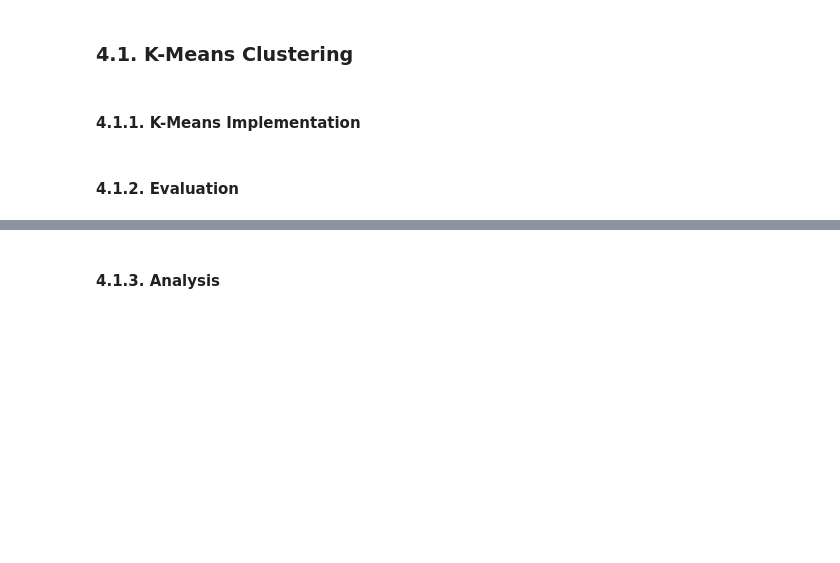
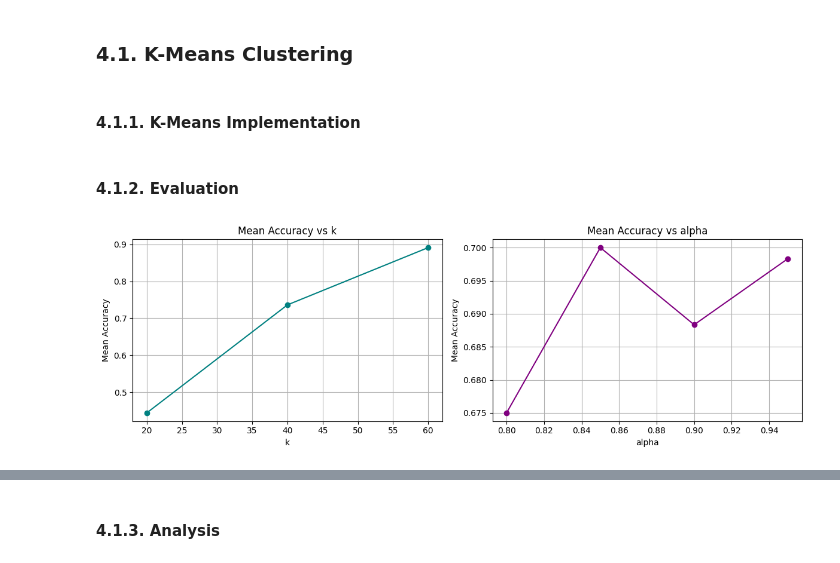
Before and after one commit to nouranKhalil/Face-Recognition, a Jupyter notebook: Face Recognition.ipynb, the cells around one changed output, grey strips where cells are left out. Saved outputs shown, nothing was run; the diff lists cells and outputs as text; code cells hidden in the pictures; blank space fills up the shorter version.

Commit message:
Add the K_Means

```diff
--- a/Face Recognition.ipynb
+++ b/Face Recognition.ipynb
@@ -237,5 +237,43 @@ Threshold 0.95: Train shape (200, 116), Test shape (200, 116)
 ### 4.1. K-Means Clustering
 # %% [markdown]
 #### 4.1.1. K-Means Implementation
+# %%
+class K_Means:
+    def __init__(self, k = [20, 40, 60], alpha = [0.8, 0.85, 0.9, 0.95]):
+        self.k = k
+        self.alpha = alpha
+        self.reduced_data = projected_data
+        self.accuracy = {
+            "k": [],
+            "alpha": [],
+            "accuracy": []
+        }
+
+    def model(self, i):
+        # run the k_means algorithm with different initial random centroids to avoid local optimality
+        k_means_model  = KMeans(self.k[i], random_state = 42, n_init = 10)
+        return k_means_model
+
+    def fit(self, j,  k_means_model, data_type):
+        k_means_model.fit(self.reduced_data[self.alpha[j]][data_type])
+
+    def eval(self, cluster_labels, l, j):
+        total_true_count = []
+        for i in range(0, self.k[l]):
+            img_indices = np.where(cluster_labels == i)[0]
+            img_labels = y_train[img_indices]
+            if(len(img_labels) > 0):
+                total_true_count.append(Counter(img_labels).most_common(1)[0][1])
+        counts = np.array(total_true_count)
+        self.accuracy["k"].append(self.k[l])
+        self.accuracy["alpha"].append(self.alpha[j])
+        self.accuracy["accuracy"].append(np.sum(counts) / len(cluster_labels))
 # %% [markdown]
 #### 4.1.2. Evaluation
+# %%
+k_means = K_Means()
+for k in range(0, 3):
+    k_means_model = k_means.model(k)
+    for alpha in (0, 4):
+        k_means.fit(alpha, k_means_model, 'train')
+        k_means.eval(k_means_model.labels_, k, alpha)
@@ -241,0 +349,5 @@ Threshold 0.95: Train shape (200, 116), Test shape (200, 116)
+# %%
+visual = visualize(k_means.accuracy)
+visual.plot_separate()
+# %% [output]
+[figure, added]
```
Also changed, not shown: parts of 7 cells of this notebook.
